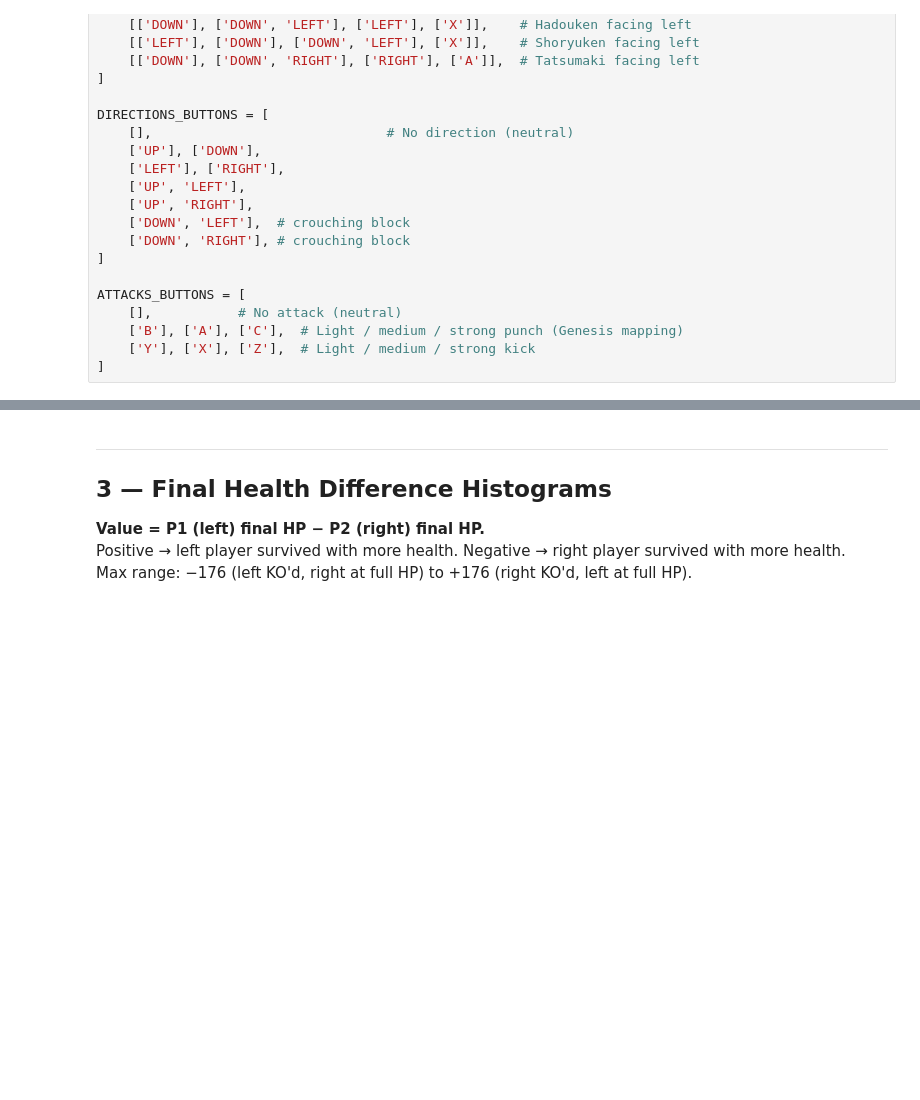
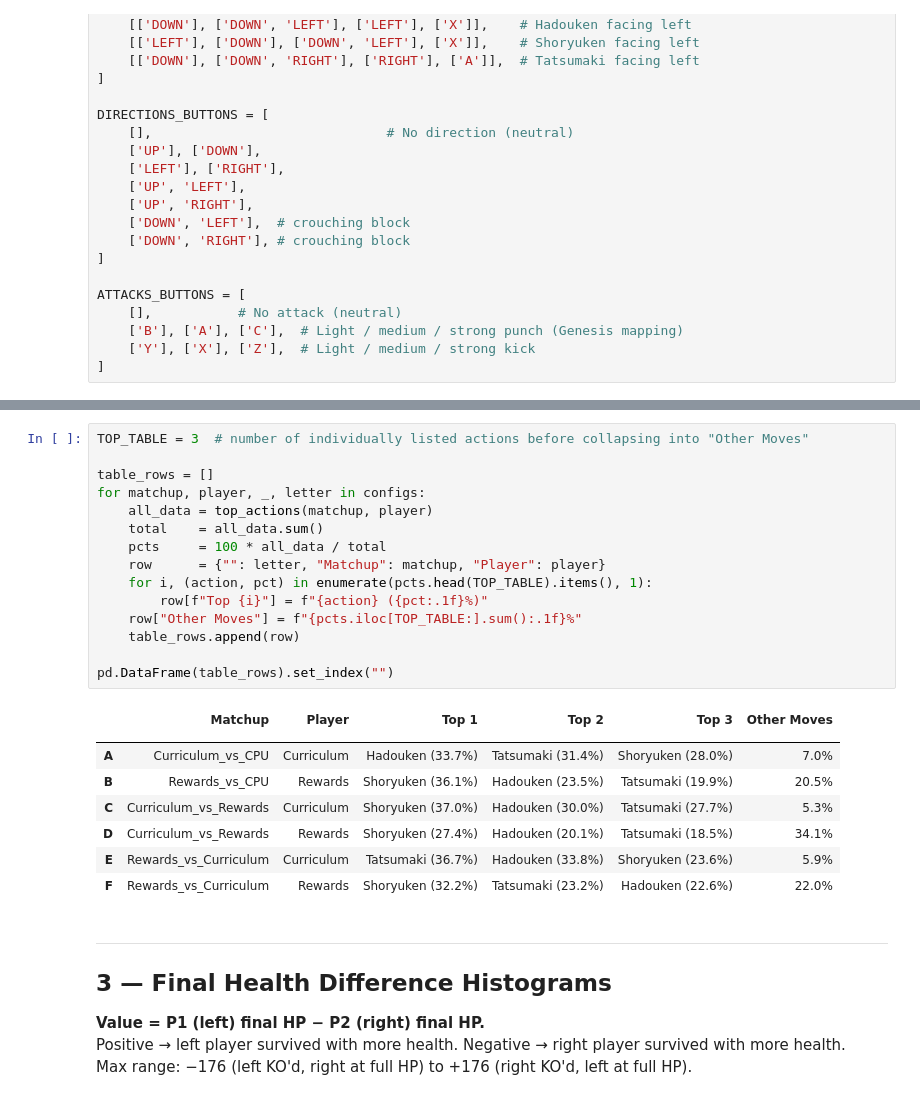
Before and after one commit to LucaOrtolan/StreetFighter2RL, a Jupyter notebook: results_analytics.ipynb, the cells around one changed output, grey strips where cells are left out. Saved outputs shown, nothing was run; the diff lists cells and outputs as text; blank space fills up the shorter version.

```diff
--- a/results_analytics.ipynb
+++ b/results_analytics.ipynb
@@ -236,3 +263,27 @@ plt.show()
+# %%
+TOP_TABLE = 3  # number of individually listed actions before collapsing into "Other Moves"
+
+table_rows = []
+for matchup, player, _, letter in configs:
+    all_data = top_actions(matchup, player)
+    total    = all_data.sum()
+    pcts     = 100 * all_data / total
+    row      = {"": letter, "Matchup": matchup, "Player": player}
+    for i, (action, pct) in enumerate(pcts.head(TOP_TABLE).items(), 1):
+        row[f"Top {i}"] = f"{action} ({pct:.1f}%)"
+    row["Other Moves"] = f"{pcts.iloc[TOP_TABLE:].sum():.1f}%"
+    table_rows.append(row)
+
+pd.DataFrame(table_rows).set_index("")
+# %% [output]
+|  | Matchup | Player | Top 1 | Top 2 | Top 3 | Other Moves |
+|  |  |  |  |  |  |  |
+| A | Curriculum_vs_CPU | Curriculum | Hadouken (33.7%) | Tatsumaki (31.4%) | Shoryuken (28.0%) | 7.0% |
+| B | Rewards_vs_CPU | Rewards | Shoryuken (36.1%) | Hadouken (23.5%) | Tatsumaki (19.9%) | 20.5% |
+| C | Curriculum_vs_Rewards | Curriculum | Shoryuken (37.0%) | Hadouken (30.0%) | Tatsumaki (27.7%) | 5.3% |
+| D | Curriculum_vs_Rewards | Rewards | Shoryuken (27.4%) | Hadouken (20.1%) | Tatsumaki (18.5%) | 34.1% |
+| E | Rewards_vs_Curriculum | Curriculum | Tatsumaki (36.7%) | Hadouken (33.8%) | Shoryuken (23.6%) | 5.9% |
+| F | Rewards_vs_Curriculum | Rewards | Shoryuken (32.2%) | Tatsumaki (23.2%) | Hadouken (22.6%) | 22.0% |
 # %% [markdown]
 ---
 ## 3 — Final Health Difference Histograms
```
Also changed, not shown: parts of 7 cells of this notebook, 10 other files.
